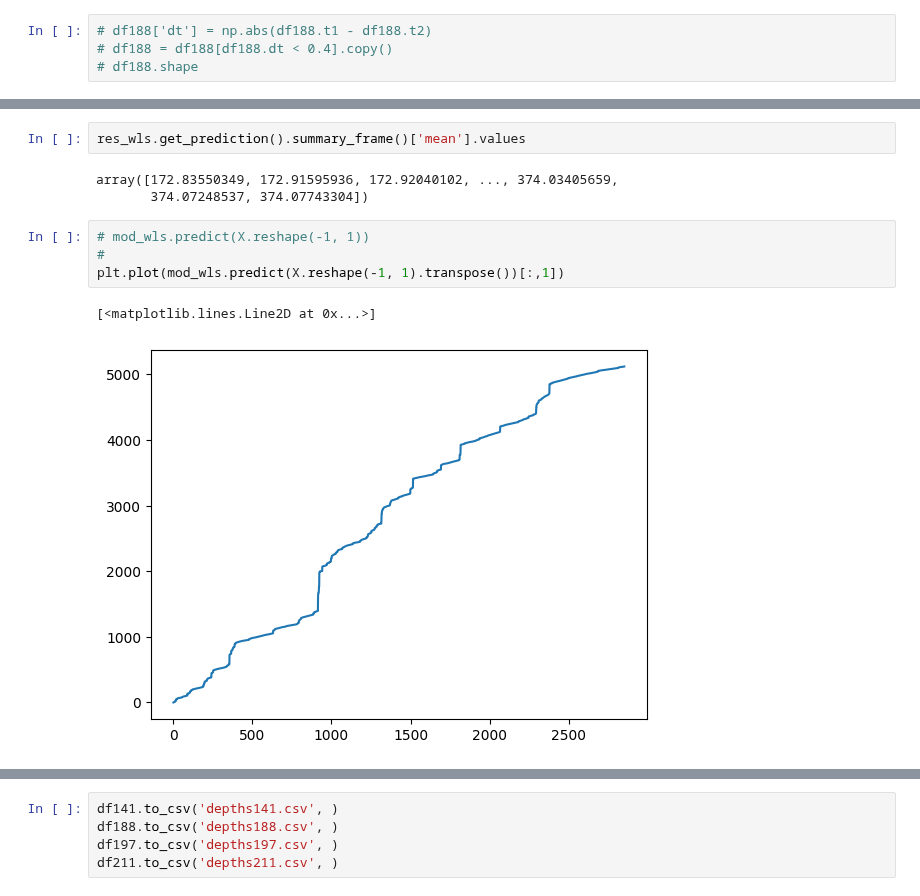
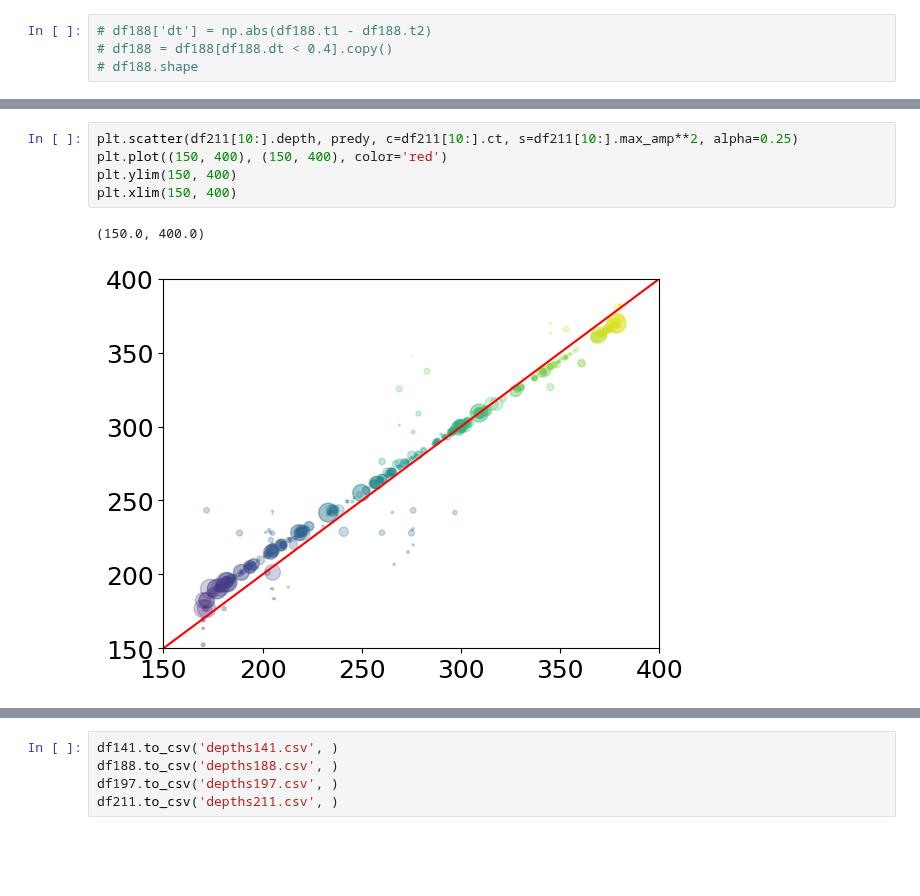
Before and after one commit to SerpRateAI/tensilePaper, a Jupyter notebook: logic_depth_migrations.ipynb, the cells around one changed output, grey strips where cells are left out. Cells and saved outputs as stored; diff of their text form; blank space fills up the shorter version.

```diff
--- a/logic_depth_migrations.ipynb
+++ b/logic_depth_migrations.ipynb
@@ -148,12 +183,8 @@ df141[df141.relative_depth < 0].plot.scatter('ct', 'depth')
-# %%
-res_wls.get_prediction().summary_frame()['mean'].values
-# %% [output]
-array([172.83550349, 172.91595936, 172.92040102, ..., 374.03405659,
-       374.07248537, 374.07743304])
-# %%
-# mod_wls.predict(X.reshape(-1, 1))
-#
-plt.plot(mod_wls.predict(X.reshape(-1, 1).transpose())[:,1])
-# %% [output]
-[<matplotlib.lines.Line2D at 0x...>]
-[figure, removed]
+# %%
+plt.scatter(df211[10:].depth, predy, c=df211[10:].ct, s=df211[10:].max_amp**2, alpha=0.25)
+plt.plot((150, 400), (150, 400), color='red')
+plt.ylim(150, 400)
+plt.xlim(150, 400)
+# %% [output]
+(150.0, 400.0)
+[figure, added]
```
Also changed, not shown: parts of 18 cells of this notebook, 14 other files.
